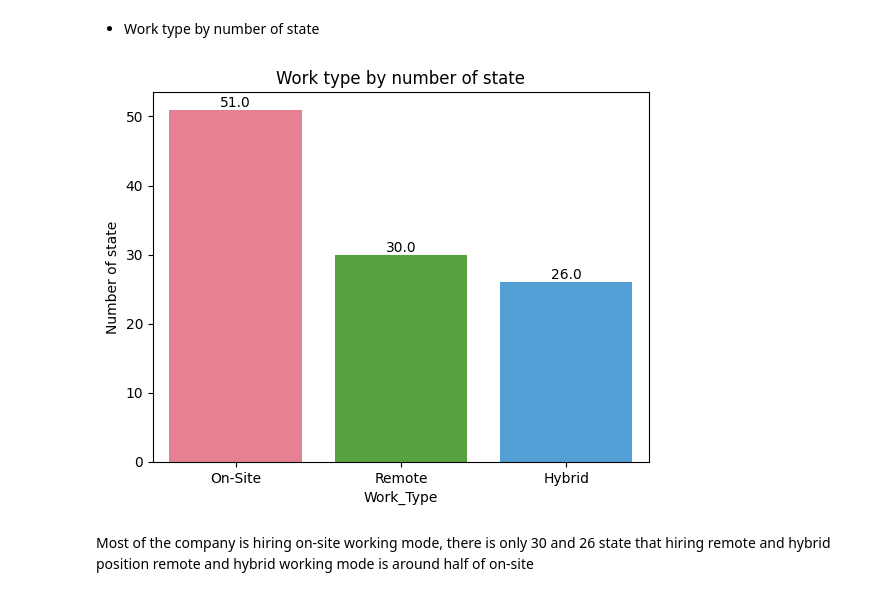
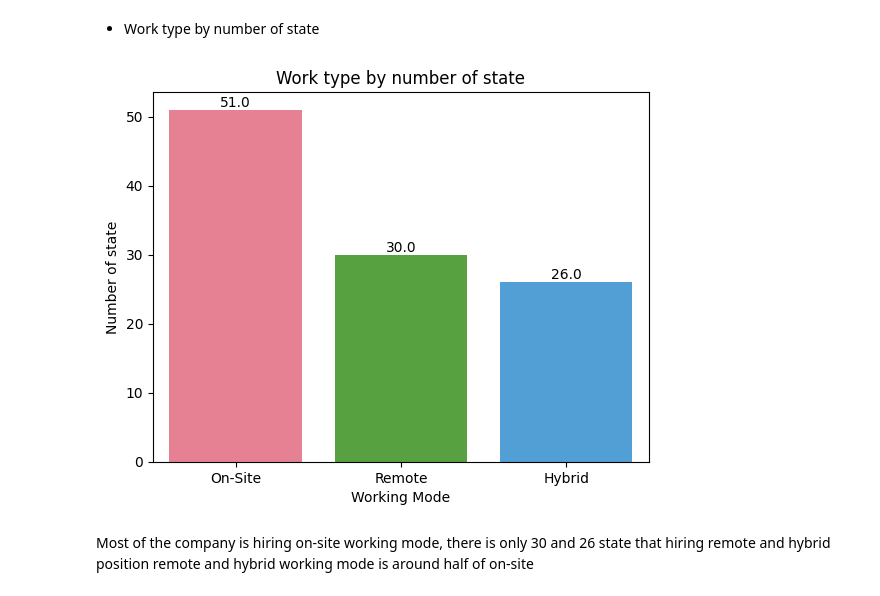
Before and after one commit to aimeele97/job_postings_analysis_visualization, a Jupyter notebook: src/p2-eda.ipynb, the cells around one changed output. Cells and saved outputs as stored; diff of their text form; code cells hidden in the pictures.

```diff
--- a/src/p2-eda.ipynb
+++ b/src/p2-eda.ipynb
@@ -26,6 +24,3 @@ df.head()
-# %%
-df['Work_Type'] = df['Work_Type'].str.replace('remote', 'Remote')
-df['Work_Type'] = df['Work_Type'].str.replace('hybrid', 'Hybrid')
 # %%
 pd.set_option('display.max_rows', None)
 pd.set_option('display.max_columns', None)
@@ -208,15 +203,15 @@ for c in ax.containers:
 # %% [markdown]
 - Work type by number of state
 # %%
-work_type= df.groupby('Work_Type')['State'].nunique().sort_values(ascending = False).reset_index(name='Number_counts')
+work_type= df.groupby('Working Mode')['State'].nunique().sort_values(ascending = False).reset_index(name='Number_counts')
 
-ax1 = sns.barplot(x= 'Work_Type', y ='Number_counts', data = work_type, palette="husl")
+ax1 = sns.barplot(x= 'Working Mode', y ='Number_counts', data = work_type, palette="husl")
 for c in ax1.containers:
     ax1.bar_label(c, fmt=lambda x: np.where(x > 0, x, ''), label_type='edge')
     plt.title('Work type by number of state')
     plt.ylabel('Number of state')
 # %% [output]
-[figure, old version]
+[figure, new version]
 # %% [markdown]
 Most of the company is hiring on-site working mode, there is only 30 and 26 state that hiring remote and hybrid position remote and hybrid working mode is around half of on-site
 # %% [markdown]
```
Also changed, not shown: parts of 10 cells of this notebook, 2 other files.
